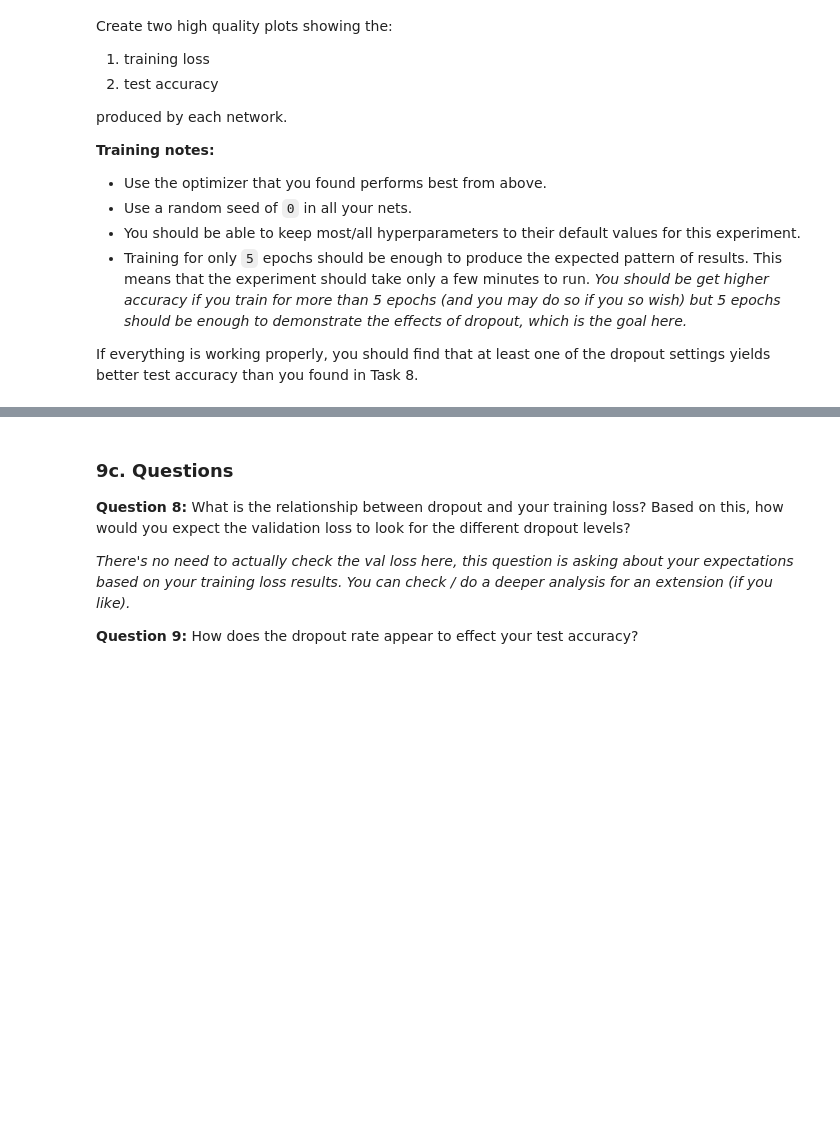
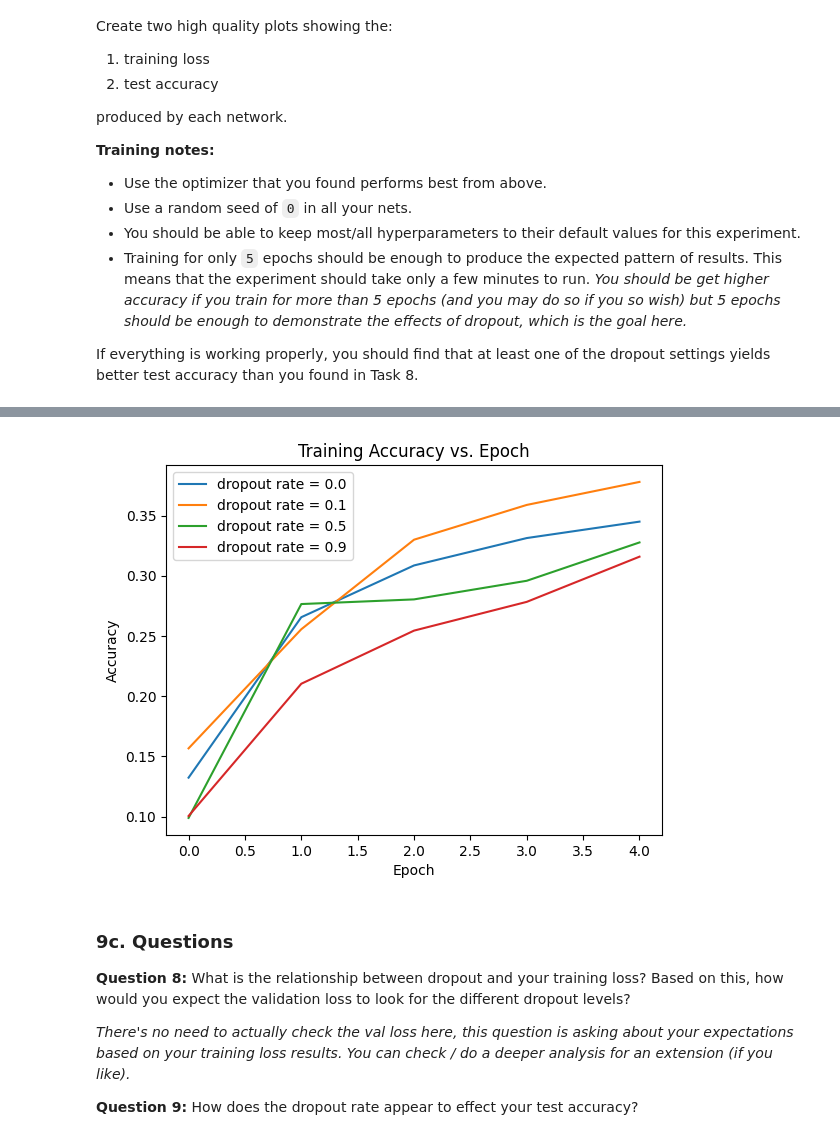
Before and after one commit to ngoclinhp842/cnn_with_stl10, a Jupyter notebook: project3/optimize_and_train_cnn.ipynb, the cells around one changed output, grey strips where cells are left out. Cells and saved outputs as stored; diff of their text form; code cells hidden in the pictures; blank space fills up the shorter version.

```diff
--- a/project3/optimize_and_train_cnn.ipynb
+++ b/project3/optimize_and_train_cnn.ipynb
@@ -638,14 +662,16 @@ plt.show()
 # %%
 # Plot test accuracy in y_axis and epoch in x_axis
 plt.plot(train_acc_history_adam_1)
 plt.plot(train_acc_history_adam_2)
 plt.plot(train_acc_history_adam_3)
 plt.plot(train_acc_history_adam_4)
-plt.plot(train_acc_history_adam_5)
 plt.legend(['dropout rate = 0.0', 'dropout rate = 0.1', 'dropout rate = 0.5', 'dropout rate = 0.9', 'dropout rate = 1.0'])
 plt.xlabel('Epoch')
+plt.title('Training Accuracy vs. Epoch')
 plt.ylabel('Accuracy')
 plt.show()
+# %% [output]
+[figure, added]
 # %% [markdown]
 ### 9c. Questions
 
```
Also changed, not shown: parts of 22 cells of this notebook, 1 other file.
